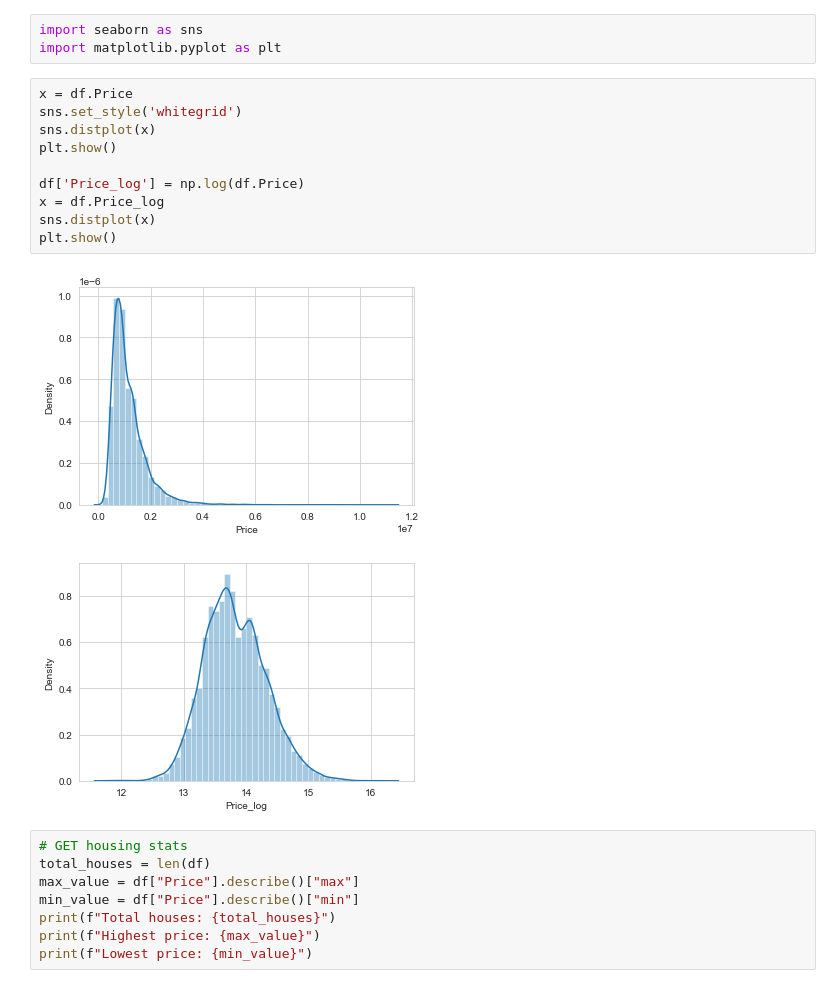
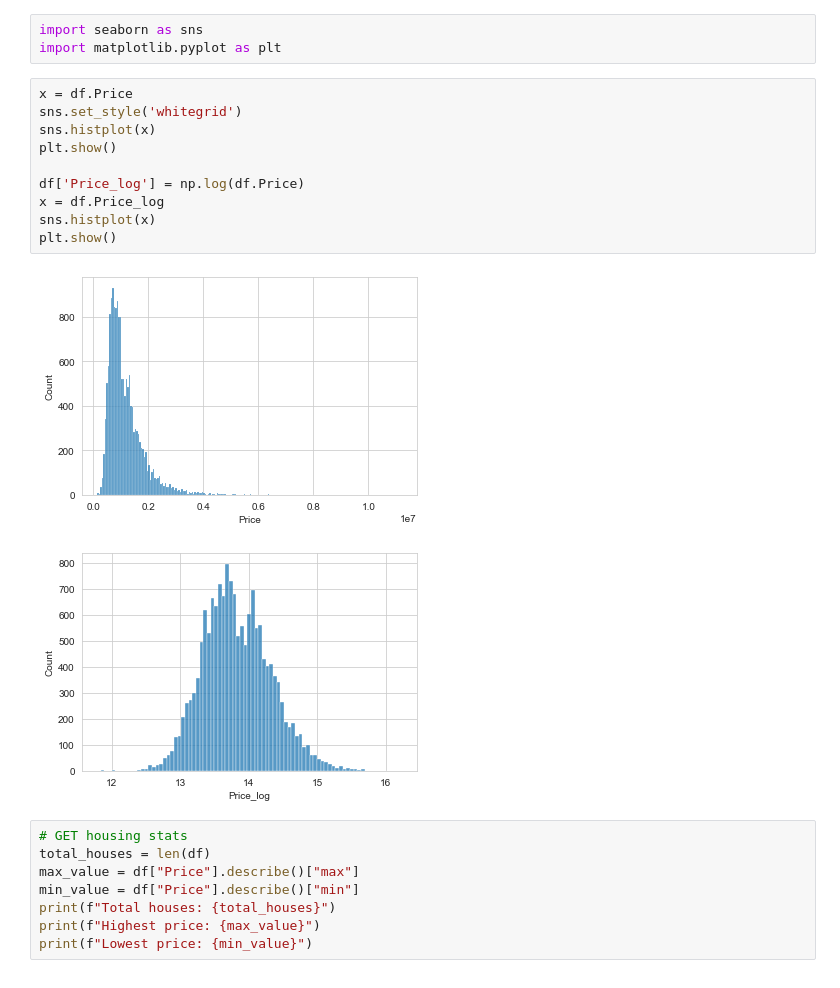
Before and after one commit to Franco1230/Data-Bootcamp-Final-Project, a Jupyter notebook: jupyter_notebook/random_forest.ipynb, the cells around one changed output. Drawn from its saved outputs; the diff is of its cells as text.

```diff
--- a/jupyter_notebook/random_forest.ipynb
+++ b/jupyter_notebook/random_forest.ipynb
@@ -67,16 +67,16 @@ import matplotlib.pyplot as plt
 # %%
 x = df.Price
 sns.set_style('whitegrid')
-sns.distplot(x)
+sns.histplot(x)
 plt.show()
 
 df['Price_log'] = np.log(df.Price)
 x = df.Price_log
-sns.distplot(x)
+sns.histplot(x)
 plt.show()
 # %% [output]
-[figure, old version]
+[figure, new version]
-[figure, old version]
+[figure, new version]
 # %%
 # GET housing stats
 total_houses = len(df)
```
Also changed, not shown: parts of 3 cells of this notebook, 3 other files.
